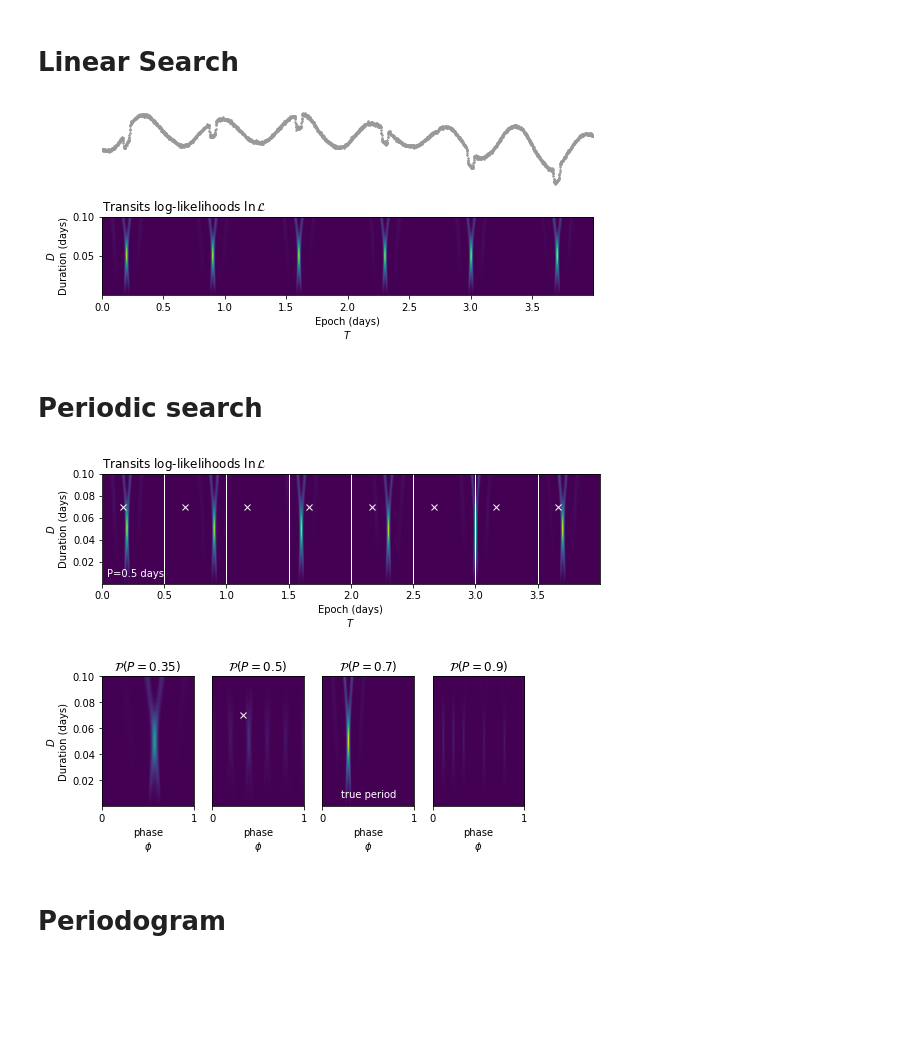
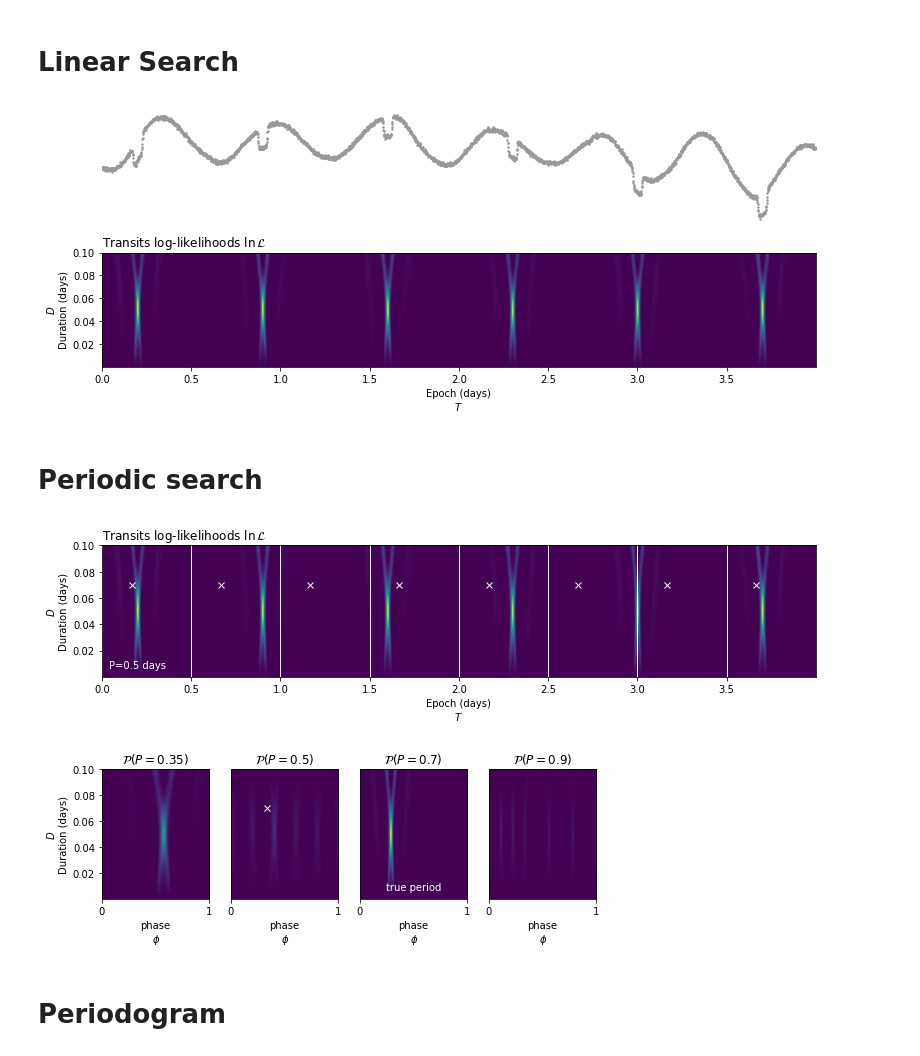
Before and after one commit to lgrcia/paper-nuance, a Jupyter notebook: simple/notebooks/principle.ipynb, the cells around one changed output. Cells and saved outputs as stored; diff of their text form; code cells hidden in the pictures; blank space fills up the shorter version.

Commit message:
larger figures + refactor synthetic IR

```diff
--- a/simple/notebooks/principle.ipynb
+++ b/simple/notebooks/principle.ipynb
@@ -81,30 +81,31 @@ t0s = time.copy()
 Ds = np.linspace(0.0001, 0.1, 30)
 nu.linear_search(t0s, Ds)
 # %%
-plt.figure(None, (8, 3.5))
+plt.figure(None, (11., 4.5))
 plt.subplot(211)
 plt.plot(time, diff_flux, ".", c="0.6", ms=3)
 plt.ylabel("diff. flux")
 plt.xlim(time.min(), time.max())
 plt.axis("off")
 
 plt.subplot(212)
 nu.search_data.show_ll()
 plt.ylabel("$D$\nDuration (days)")
 plt.xlabel("Epoch (days)\n$T$")
 plt.title("Transits log-likelihoods $\mathcal{\ln L}$", loc='left')
 plt.tight_layout()
 
 plt.savefig("../figures/principle_linear_search.pdf")
 # %% [output]
-[figure, old version]
+[figure, new version]
 # %% [markdown]
 # Periodic search
 # %%
 periods = np.linspace(0.1, 3, 5000)
 search = nu.periodic_search(periods)
 # %%
-plt.figure(None, (8., 2.7))
+W = 11; H = 3.
+plt.figure(None, (W, H))
 
 periods = [0.35, 0.5, 0.7, 0.9]
 P1 = periods[1]
@@ -128,9 +129,9 @@ plt.text(0.01, 0.05, f"P={P1} days", fontsize=10, c="w", ha='left', va='bottom',
 plt.tight_layout()
 plt.savefig("../figures/principle_periodic_0.pdf")
 # %% [output]
-[figure, old version]
+[figure, new version]
 # %%
-plt.figure(None, (7., 3.))
+plt.figure(None, (8., H))
 
 n = len(periods)
 
@@ -168,7 +169,7 @@ plt.tight_layout()
 plt.subplots_adjust(wspace=0.2)
 plt.savefig("../figures/principle_periodic_1.pdf")
 # %% [output]
-[figure, old version]
+[figure, new version]
 # %% [markdown]
 # Periodogram
 # %%
```
Also changed, not shown: parts of 1 cell of this notebook, 11 other files.
